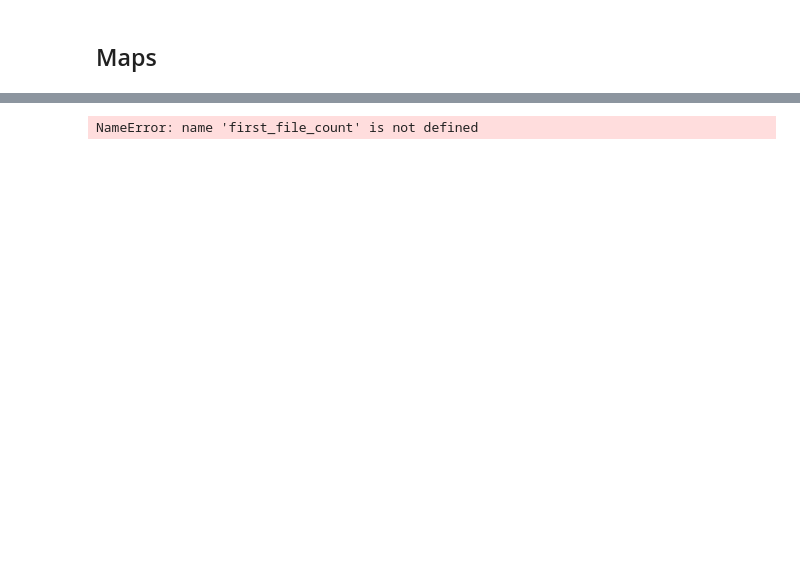
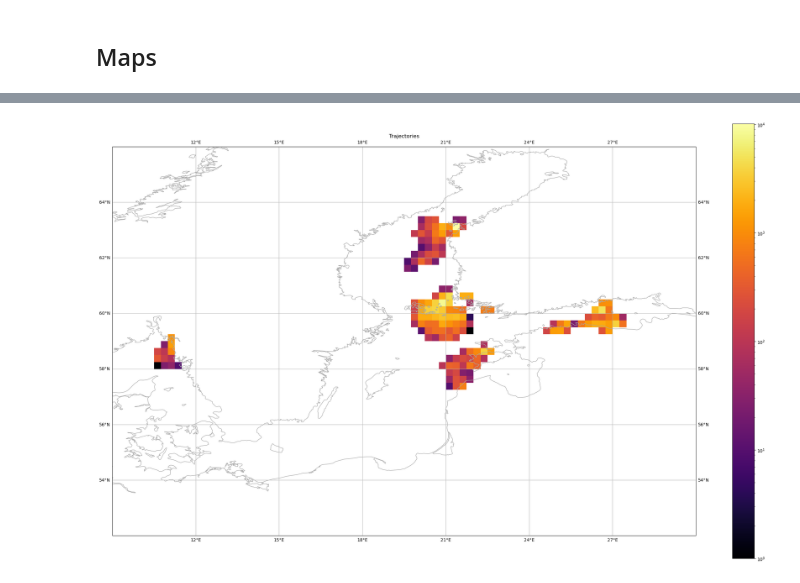
Before and after one commit to geomar-od-lagrange/2025_fucus-dispersal, a Jupyter notebook: notebooks/FucusDispersal.ipynb, the cells around one changed output, grey strips where cells are left out. Drawn from its saved outputs; the diff is of its cells as text; code cells hidden in the pictures; blank space fills up the shorter version.

```diff
--- a/notebooks/FucusDispersal.ipynb
+++ b/notebooks/FucusDispersal.ipynb
@@ -635,13 +703,7 @@ last_step.to_dataframe().describe()
 traj_dead = ds_trajectories.where(first_lon == last_lon, drop=True)
 traj_moving = ds_trajectories.where(first_lon != last_lon, drop=True)
 # %%
-# Read Files
-data_path_orig_files = Path("/gxfs_work/geomar/smomw400/bsh_operationalmodel_data/")
-
-z_files_fine = sorted(data_path_orig_files.glob(f"z_file_fine_{release_year}/*"))[first_file_count:last_file_count]
-z_files_coarse = sorted(data_path_orig_files.glob(f"z_file_coarse_{release_year}/*"))[first_file_count:last_file_count]
-# open eta and H0 files
-ds_eta_fine = xr.open_dataset(z_files_fine[0])
-ds_eta_coarse = xr.open_dataset(z_files_coarse[0])
+# open depth files and define depth cmap
+depth_coarse = xr.open_dataset(path_static_coarse / "H0_file_coarse.nc").H0
+depth_fine = xr.open_dataset(path_static_fine / "H0_file_fine.nc").H0
+cm_deep = cmocean.cm.deep
-# %% [output]
-NameError: name 'first_file_count' is not defined
@@ -647,0 +712,6 @@ NameError: name 'first_file_count' is not defined
+# %%
+traj_lat = np.concatenate(traj_moving.lat.values)
+traj_lon = np.concatenate(traj_moving.lon.values)
+
+traj_lat = traj_lat[np.invert(np.isnan(traj_lat,))]
+traj_lon = traj_lon[np.invert(np.isnan(traj_lon,))]
@@ -647,0 +721,24 @@ NameError: name 'first_file_count' is not defined
+# %%
+lon_min, lon_max = (9,30)
+lat_min, lat_max = (52,66)
+lon_range = lon_max-lon_min
+lat_range = lat_max-lat_min
+# %%
+hist, xedges, yedges = np.histogram2d(
+        x=traj_lon, y=traj_lat,
+        bins=(lon_range*4, lat_range*4),
+        range=[[lon_min, lon_max], [lat_min, lat_max]],
+)
+# %%
+fig = plt.figure(figsize=(30,18))
+ax = fig.add_subplot(111, projection=ccrs.PlateCarree())
+hm = ax.pcolormesh(xedges, yedges, hist.T, cmap="inferno", transform=ccrs.PlateCarree(), norm=LogNorm())
+fig.colorbar(hm)
+ax.coastlines(color="darkgrey")
+ax.gridlines(draw_labels=True)
+plt.title("Trajectories")
+plt.xlim(lon_min, lon_max)
+plt.ylim(lat_min, lat_max)
+plt.show()
+# %% [output]
+[figure, added]
```
Also changed, not shown: parts of 29 cells of this notebook.
